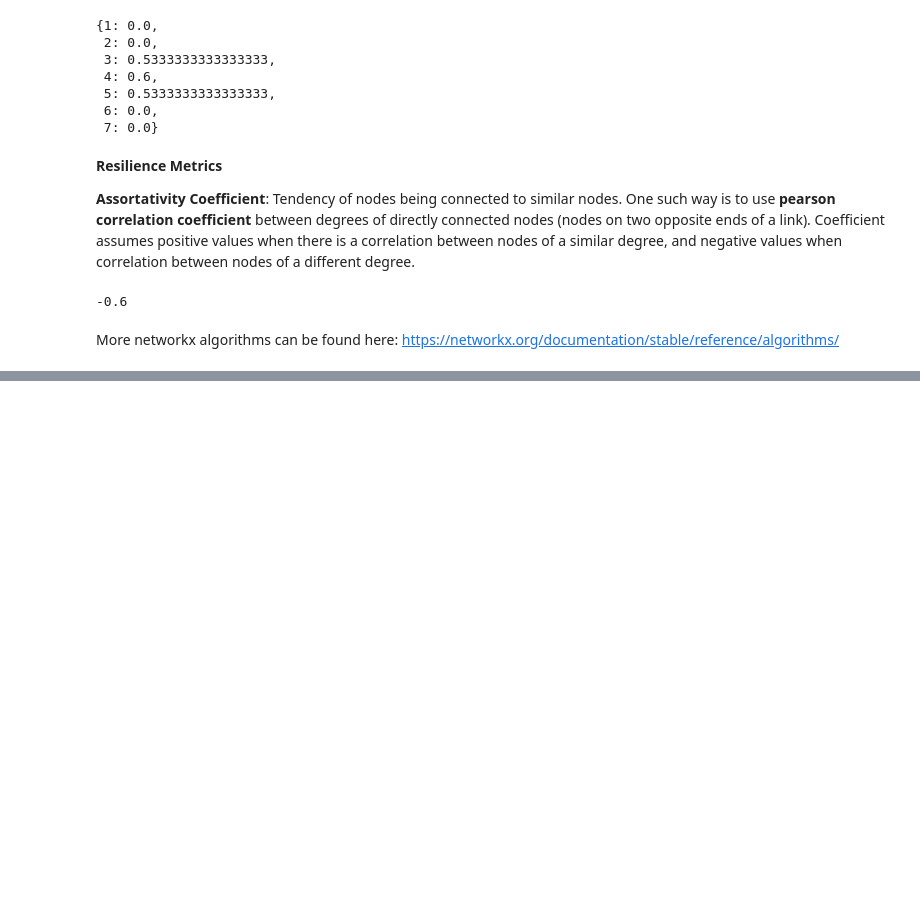
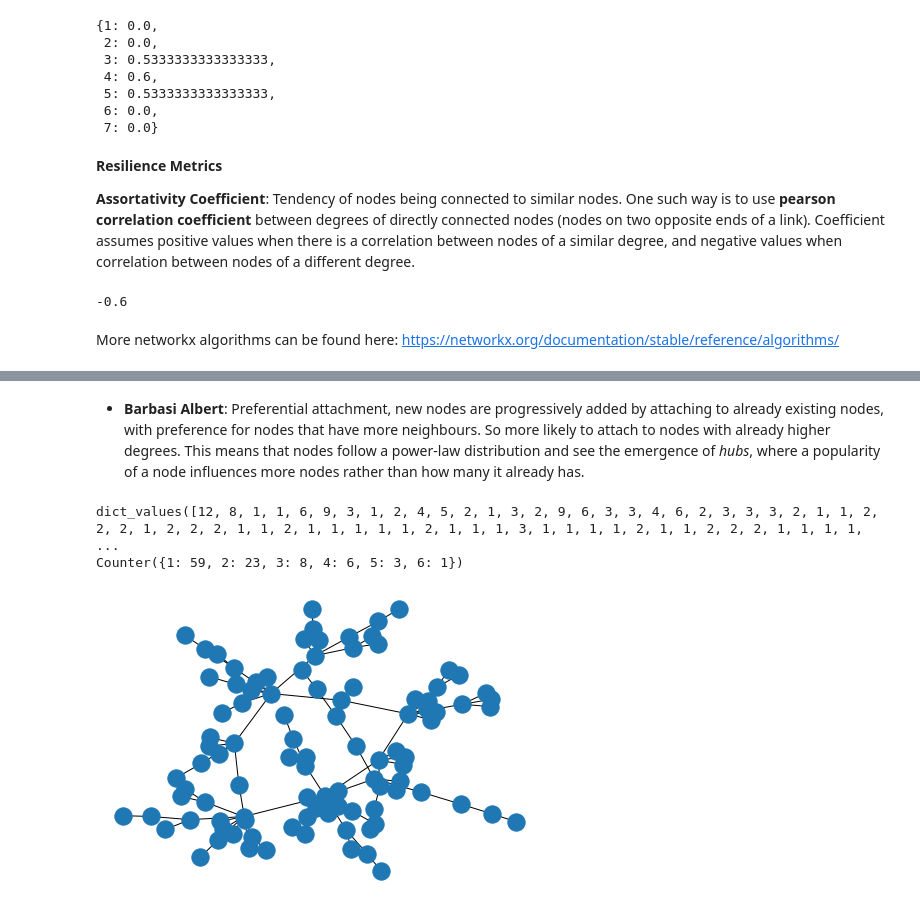
Before and after one commit to StevenVuong/Graph-Learning, a Jupyter notebook: GraphMLBook/1a_networkx_starter.ipynb, the cells around one changed output, grey strips where cells are left out. Saved outputs shown, nothing was run; the diff lists cells and outputs as text; code cells hidden in the pictures; blank space fills up the shorter version.

```diff
--- a/GraphMLBook/1a_networkx_starter.ipynb
+++ b/GraphMLBook/1a_networkx_starter.ipynb
@@ -376,0 +413,16 @@ More networkx algorithms can be found here: https://networkx.org/documentation/s
+# %% [markdown]
+-  **Barbasi Albert**: Preferential attachment, new nodes are progressively added by attaching to already existing nodes, with preference for nodes that have more neighbours. So more likely to attach to nodes with already higher degrees. This means that nodes follow a power-law distribution and see the emergence of *hubs*, where a popularity of a node influences more nodes rather than how many it already has.
+# %%
+ba_model = nx.extended_barabasi_albert_graph(100, m=1, p=0, q=0)
+nx.draw(ba_model)
+
+from collections import Counter
+degree = dict(nx.degree(ba_model)).values()
+print(degree)
+bins = np.round(np.logspace(np.log10(min(degree)),10 ))
+cnt = Counter(np.digitize(np.array(list(degree)), bins))
+print(cnt)
+# %% [output]
+dict_values([12, 8, 1, 1, 6, 9, 3, 1, 2, 4, 5, 2, 1, 3, 2, 9, 6, 3, 3, 4, 6, 2, 3, 3, 3, 2, 1, 1, 2, 2, 2, 1, 2, 2, 2, 1, 1, 2, 1, 1, 1, 1, 1, 2, 1, 1, 1, 3, 1, 1, 1, 1, 2, 1, 1, 2, 2, 2, 1, 1, 1, 1,  ...
+Counter({1: 59, 2: 23, 3: 8, 4: 6, 5: 3, 6: 1})
+[figure, added]
```
Also changed, not shown: parts of 25 cells of this notebook, 1 other file.
